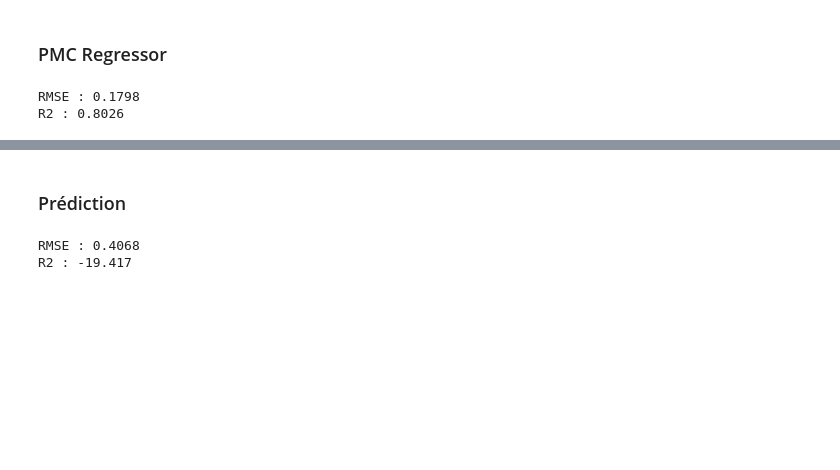
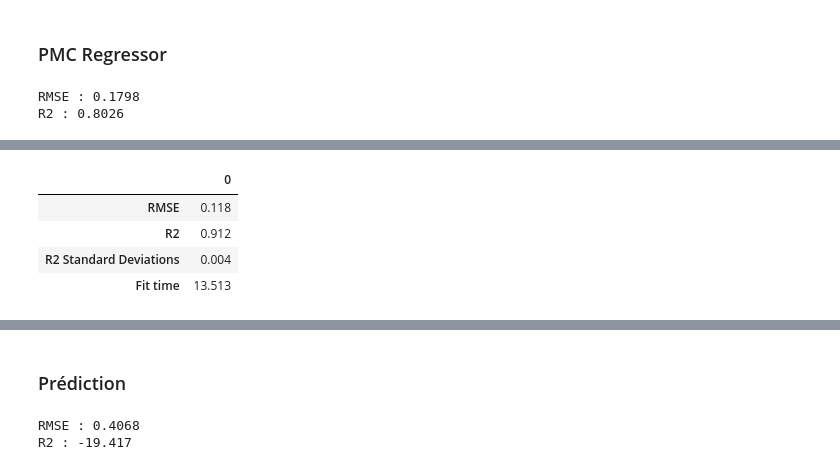
Before and after one commit to lna96/Projet-8-OpenClassrooms, a Jupyter notebook: P8_modelisation.ipynb, the cells around one changed output, grey strips where cells are left out. Drawn from its saved outputs; the diff is of its cells as text; code cells hidden in the pictures; blank space fills up the shorter version.

```diff
--- a/P8_modelisation.ipynb
+++ b/P8_modelisation.ipynb
@@ -377,0 +429,12 @@ R2 : 0.8026
+# %%
+fold = skf.split(X, OverallQual)
+gbr_results = cross_validate(gbr, X, Target, cv=fold,
+                             scoring=['r2', 'neg_mean_squared_error'])
+
+cross_results(gbr_results)
+# %% [output]
+|  | 0 |
+| RMSE | 0.118 |
+| R2 | 0.912 |
+| R2 Standard Deviations | 0.004 |
+| Fit time | 13.513 |
```
Also changed, not shown: parts of 14 cells of this notebook.
